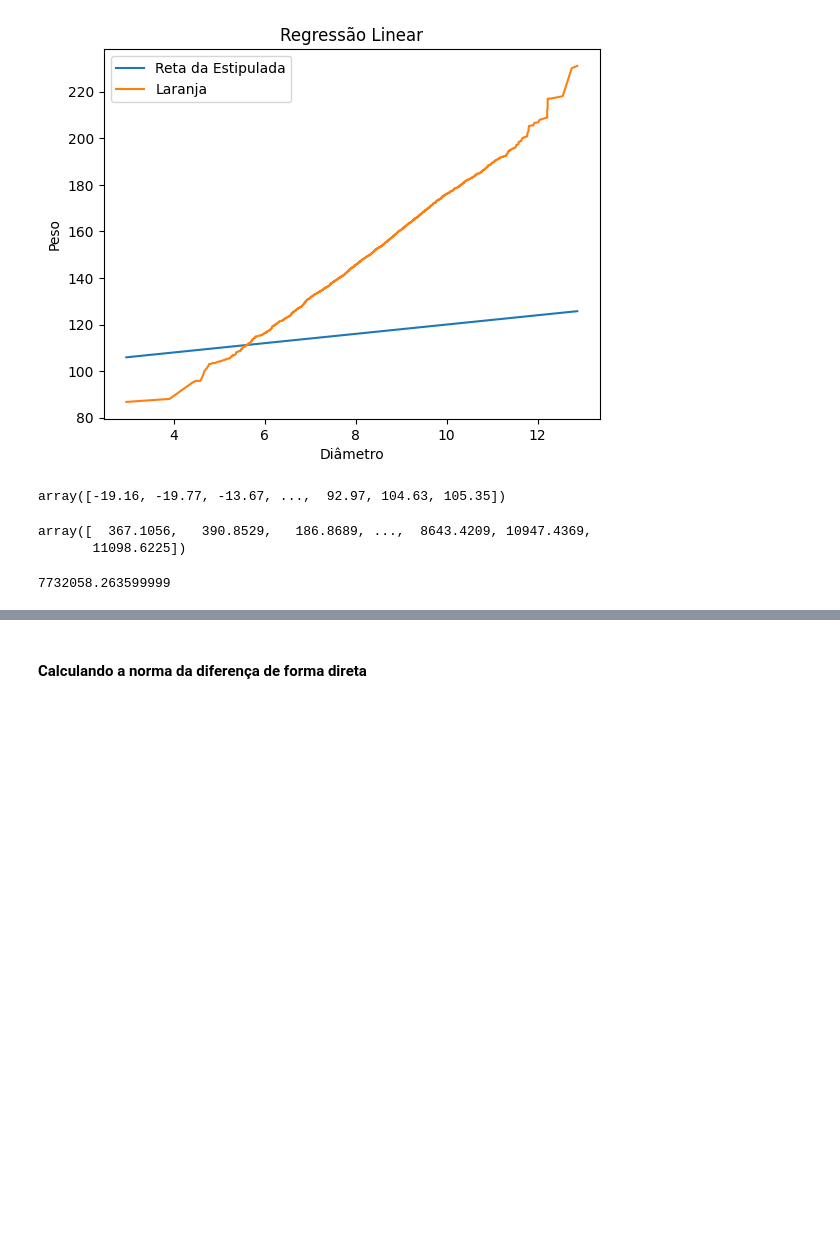
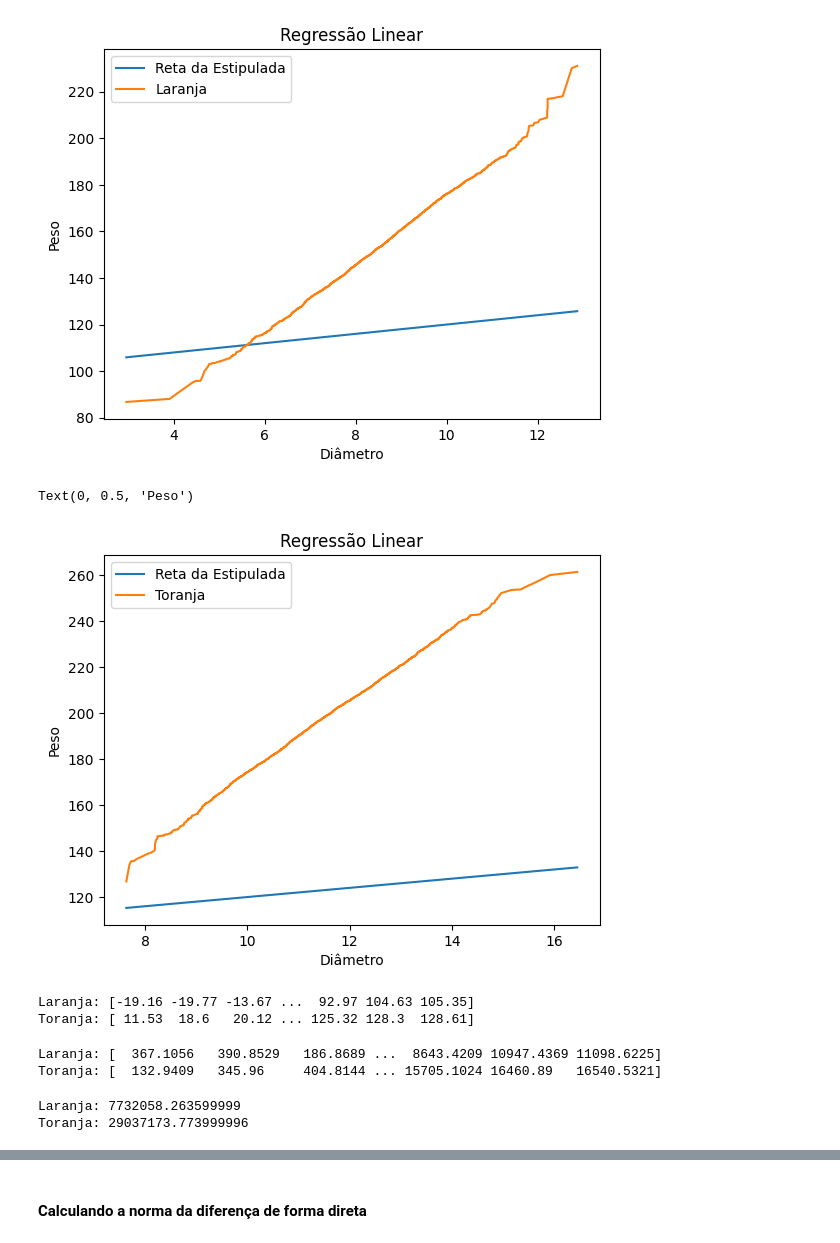
Before and after one commit to MaercioMamedes/numpy_alura, a Jupyter notebook: numpy.ipynb, the cells around one changed output, grey strips where cells are left out. Cells and saved outputs as stored; diff of their text form; code cells hidden in the pictures; blank space fills up the shorter version.

```diff
--- a/numpy.ipynb
+++ b/numpy.ipynb
@@ -159,28 +163,56 @@ grafico
 # %% [output]
 Text(0, 0.5, 'Peso')
 [figure]
+# %%
+""" Traçando o gráfico de regressão Linear com parâmetros estipulados pra Toranja"""
+
+x_reta_toranja = diametro_toranja
+y_reta_toranja = 2*x_reta_toranja + 100 # valores estipulados
+
+grafico = plt.plot(x_reta_toranja, y_reta_toranja)
+grafico = plt.plot(diametro_toranja, peso_toranja)
+grafico = plt.legend(["Reta da Estipulada", "Toranja"])
+grafico = plt.title("Regressão Linear")
+grafico = plt.xlabel("Diâmetro")
+grafico = plt.ylabel("Peso")
+
+grafico
+# %% [output]
+Text(0, 0.5, 'Peso')
+[figure, added]
 # %%
 # diferança entre a curva e reta
 
-diferenca = peso_laranja - y_reta
-diferenca
+diferenca_laranja = peso_laranja - y_reta_laranja
+print(f"Laranja: {diferenca_laranja}")
+
+diferenca_toranja = peso_toranja - y_reta_toranja
+print(f"Toranja: {diferenca_toranja} ")
 # %% [output]
-array([-19.16, -19.77, -13.67, ...,  92.97, 104.63, 105.35])
+Laranja: [-19.16 -19.77 -13.67 ...  92.97 104.63 105.35]
+Toranja: [ 11.53  18.6   20.12 ... 125.32 128.3  128.61]
-# %%
-# quadrado da diferença
-
-quadrado_diferenca = np.power(diferenca, 2)
-quadrado_diferenca
-# %% [output]
-array([  367.1056,   390.8529,   186.8689, ...,  8643.4209, 10947.4369,
-       11098.6225])
-# %%
-# soma dos quadrados
-
-soma_quadrados = np.sum(quadrado_diferenca)
-soma_quadrados
-# %% [output]
-7732058.263599999
+# %%
+# quadrado da diferença
+
+quadrado_diferenca_laranja = np.power(diferenca_laranja, 2)
+print(f"Laranja: {quadrado_diferenca_laranja}")
+
+quadrado_diferenca_toranja = np.power(diferenca_toranja, 2)
+print(f"Toranja: {quadrado_diferenca_toranja}")
+# %% [output]
+Laranja: [  367.1056   390.8529   186.8689 ...  8643.4209 10947.4369 11098.6225]
+Toranja: [  132.9409   345.96     404.8144 ... 15705.1024 16460.89   16540.5321]
+# %%
+# soma dos quadrados
+
+soma_quadrado_laranja = np.sum(quadrado_diferenca_laranja)
+print(f"Laranja: {soma_quadrado_laranja}")
+
+soma_quadrado_toranja = np.sum(quadrado_diferenca_toranja)
+print(f"Toranja: {soma_quadrado_toranja}")
+# %% [output]
+Laranja: 7732058.263599999
+Toranja: 29037173.773999996
 # %%
 # extraindo a Raiz quadrada da soma dos quadrados
 
```
Also changed, not shown: parts of 23 cells of this notebook.
